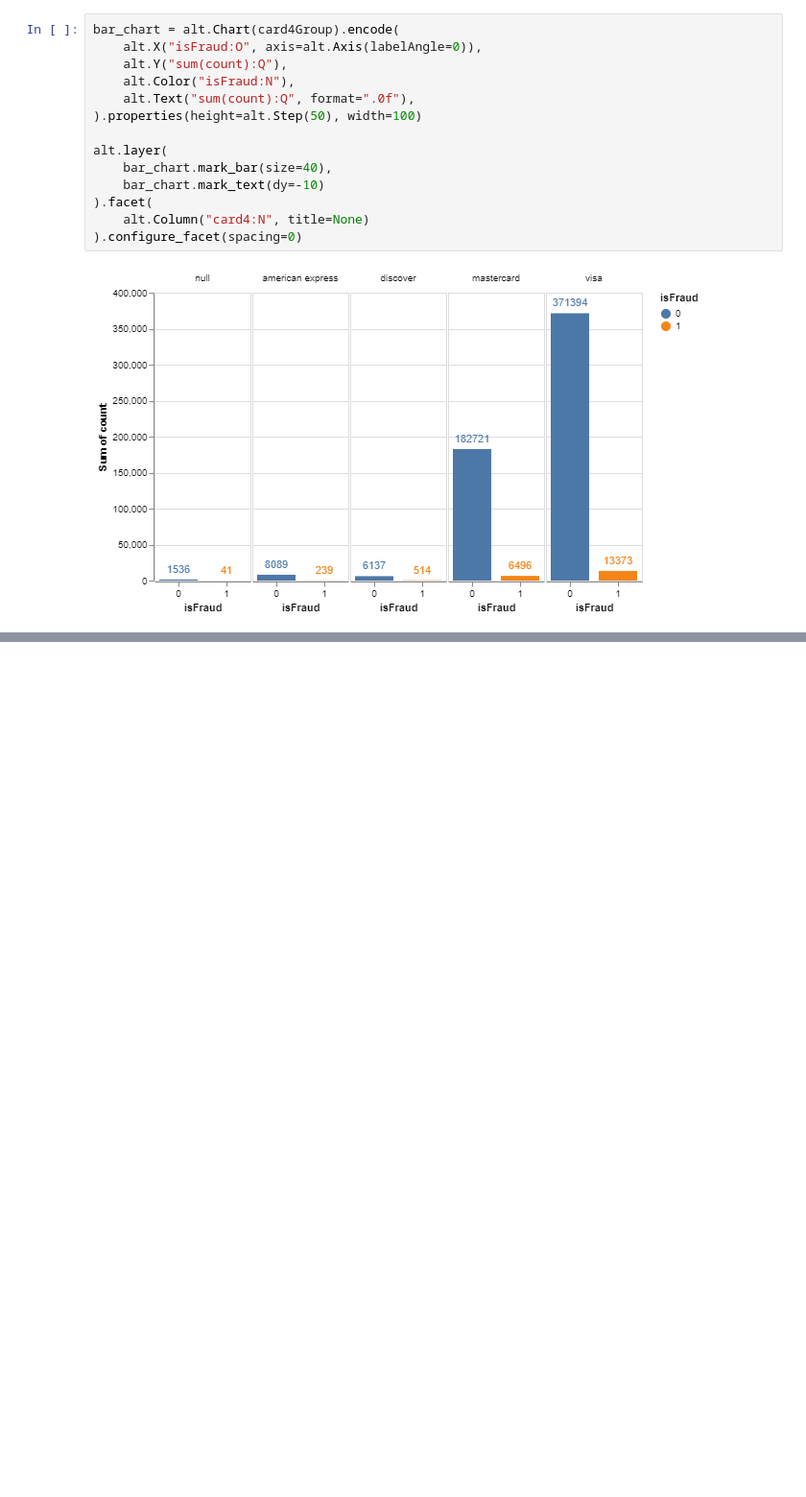
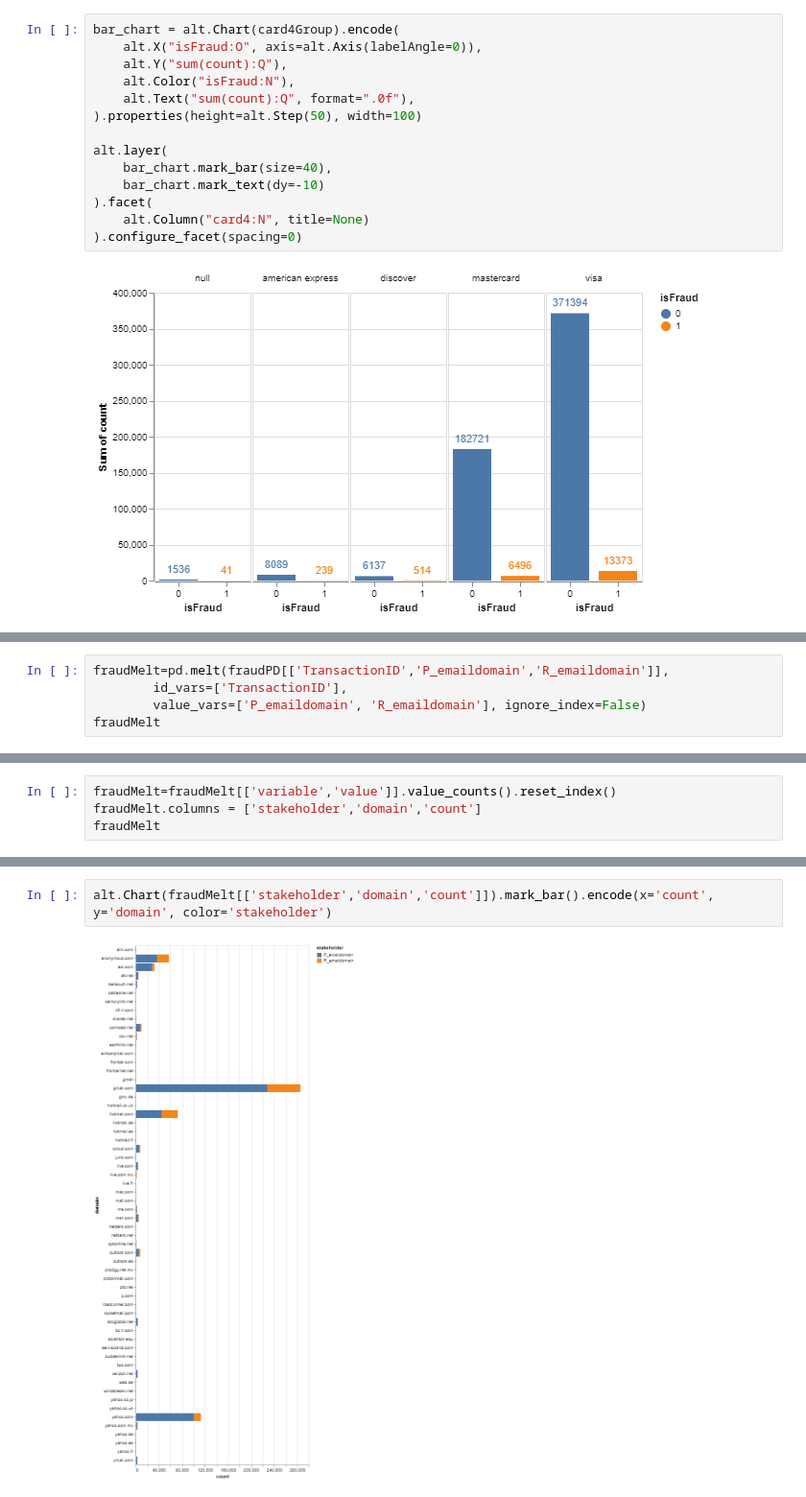
Before and after one commit to lucianoandrade1/Credit-and-Debit-Card-Fraud-Detection, a Jupyter notebook: IEEE-CIS Fraud Detection.ipynb, the cells around one changed output, grey strips where cells are left out. Shown: that part at 96% size. Cells and saved outputs as stored; diff of their text form; blank space fills up the shorter version.

```diff
--- a/IEEE-CIS Fraud Detection.ipynb
+++ b/IEEE-CIS Fraud Detection.ipynb
@@ -123,0 +233,5 @@ alt.layer(
+# %%
+fraudMelt=pd.melt(fraudPD[['TransactionID','P_emaildomain','R_emaildomain']],
+        id_vars=['TransactionID'],
+        value_vars=['P_emaildomain', 'R_emaildomain'], ignore_index=False)
+fraudMelt
@@ -123,0 +252,4 @@ alt.layer(
+# %%
+fraudMelt=fraudMelt[['variable','value']].value_counts().reset_index()
+fraudMelt.columns = ['stakeholder','domain','count']
+fraudMelt
@@ -123,0 +270,4 @@ alt.layer(
+# %%
+alt.Chart(fraudMelt[['stakeholder','domain','count']]).mark_bar().encode(x='count', y='domain', color='stakeholder')
+# %% [output]
+[figure, added]
```
Also changed, not shown: parts of 14 cells of this notebook.
